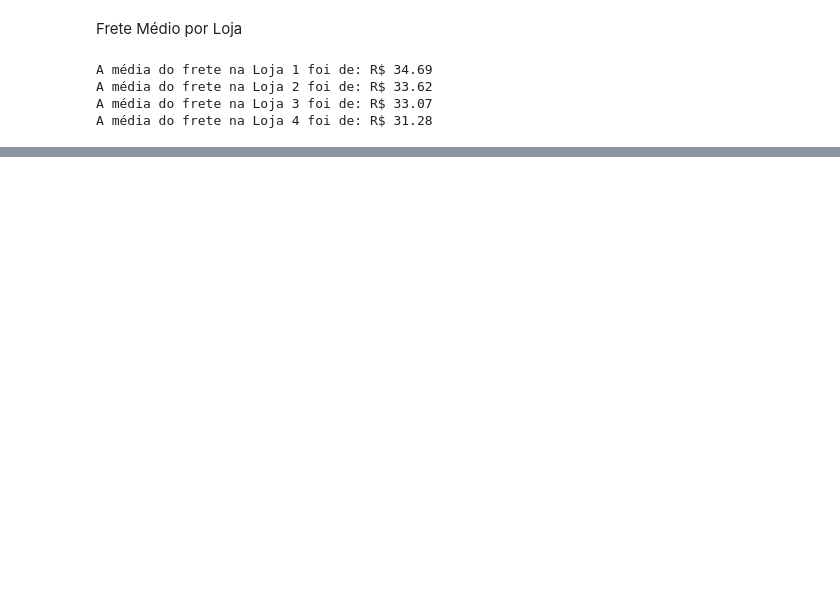
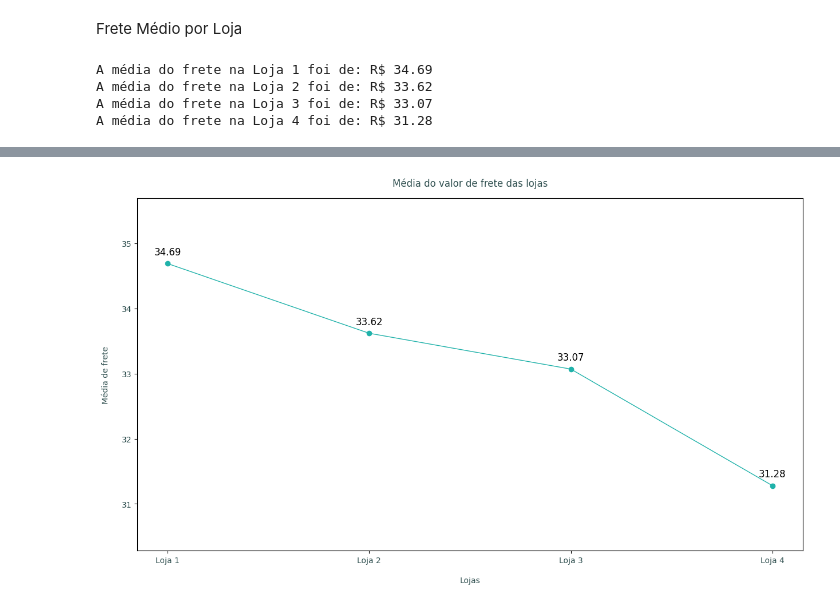
Before and after one commit to paulahruizpro-ux/Alura-Store-Challenge, a Jupyter notebook: Alura_Store.ipynb, the cells around one changed output, grey strips where cells are left out. Cells and saved outputs as stored; diff of their text form; code cells hidden in the pictures; blank space fills up the shorter version.

```diff
--- a/Alura_Store.ipynb
+++ b/Alura_Store.ipynb
@@ -248,8 +237,23 @@ for i, df in enumerate(lista_lojas):
-# %%
-import matplotlib.pyplot as plt
-
-for i, df in enumerate(lista_lojas):
-    numero_vendas = df['Categoria do Produto'].value_counts()
-    numero_vendas.index = numero_vendas.index.str.capitalize()
-
-    plt
+# %%
+medias = []
+for i, df in enumerate(lista_lojas):
+  media_frete = round(df['Frete'].mean(),2)
+  medias.append(media_frete)
+
+plt.figure(figsize=(15,8))
+
+plt.plot(nomes_lojas, medias, marker='o', color='lightseagreen', linestyle='-', linewidth=1)
+
+for x, y in zip(nomes_lojas, medias):
+    plt.text(x, y +0.1, f'{y}', fontsize=12, color='black', ha='center', va='bottom')
+
+plt.title(f'Média do valor de frete das lojas', color='darkslategray', pad=15)
+plt.xticks(color='darkslategray')
+plt.yticks(color='darkslategray')
+plt.xlabel('Lojas', color='darkslategray', labelpad=15)
+plt.ylabel('Média de frete', color='darkslategray', labelpad=15)
+plt.ylim(min(medias) -1, max(medias) + 1)
+
+plt.show()
+# %% [output]
+[figure, added]
```
Also changed, not shown: parts of 10 cells of this notebook.
